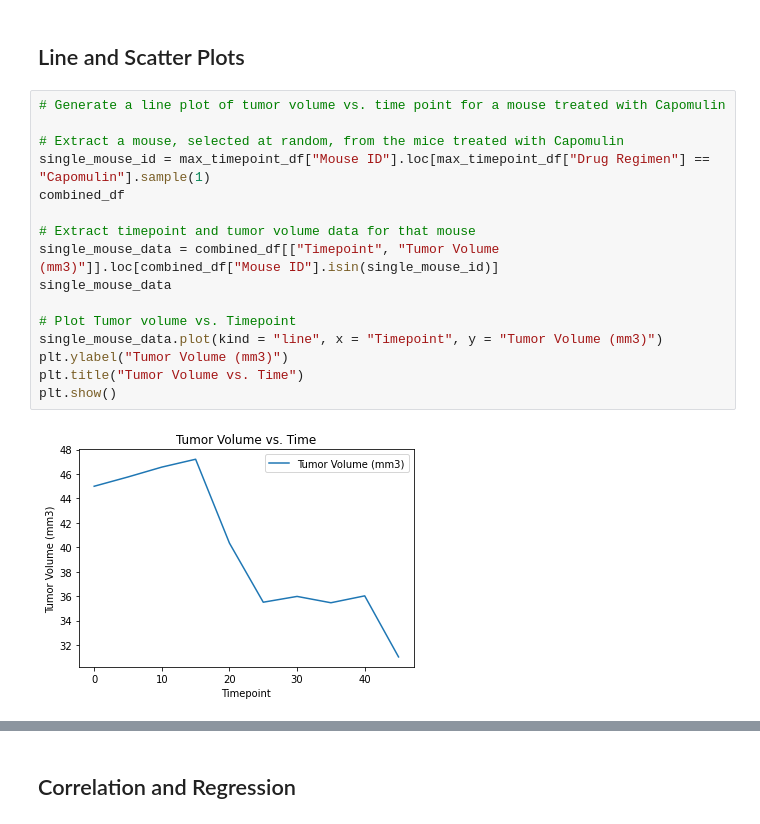
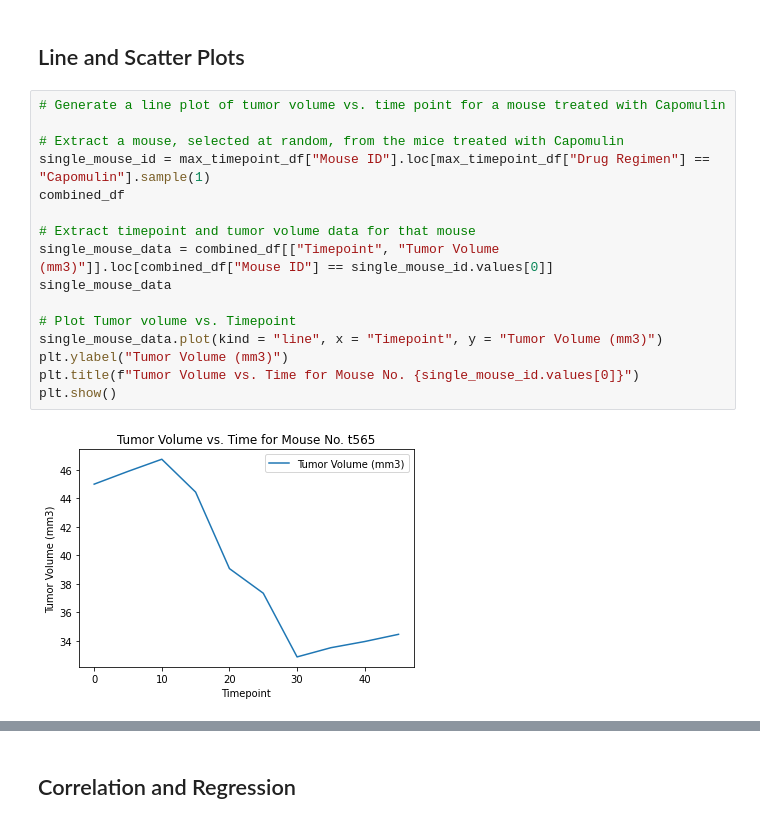
Before and after one commit to luchovzla/matplotlib-challenge, a Jupyter notebook: Pymaceuticals/pymaceuticals_starter.ipynb, the cells around one changed output, grey strips where cells are left out. Saved outputs shown, nothing was run; the diff lists cells and outputs as text.

```diff
--- a/Pymaceuticals/pymaceuticals_starter.ipynb
+++ b/Pymaceuticals/pymaceuticals_starter.ipynb
@@ -378,21 +379,21 @@ plt.show()
 # %%
 # Generate a line plot of tumor volume vs. time point for a mouse treated with Capomulin
 
 # Extract a mouse, selected at random, from the mice treated with Capomulin
 single_mouse_id = max_timepoint_df["Mouse ID"].loc[max_timepoint_df["Drug Regimen"] == "Capomulin"].sample(1)
 combined_df
 
 # Extract timepoint and tumor volume data for that mouse
-single_mouse_data = combined_df[["Timepoint", "Tumor Volume (mm3)"]].loc[combined_df["Mouse ID"].isin(single_mouse_id)]
+single_mouse_data = combined_df[["Timepoint", "Tumor Volume (mm3)"]].loc[combined_df["Mouse ID"] == single_mouse_id.values[0]]
 single_mouse_data
 
 # Plot Tumor volume vs. Timepoint
 single_mouse_data.plot(kind = "line", x = "Timepoint", y = "Tumor Volume (mm3)")
 plt.ylabel("Tumor Volume (mm3)")
-plt.title("Tumor Volume vs. Time")
+plt.title(f"Tumor Volume vs. Time for Mouse No. {single_mouse_id.values[0]}")
 plt.show()
 # %% [output]
-[figure, old version]
+[figure, new version]
 # %%
 # Generate a scatter plot of average tumor volume vs. mouse weight for the Capomulin regimen
 
```
Also changed, not shown: parts of 4 cells of this notebook.
